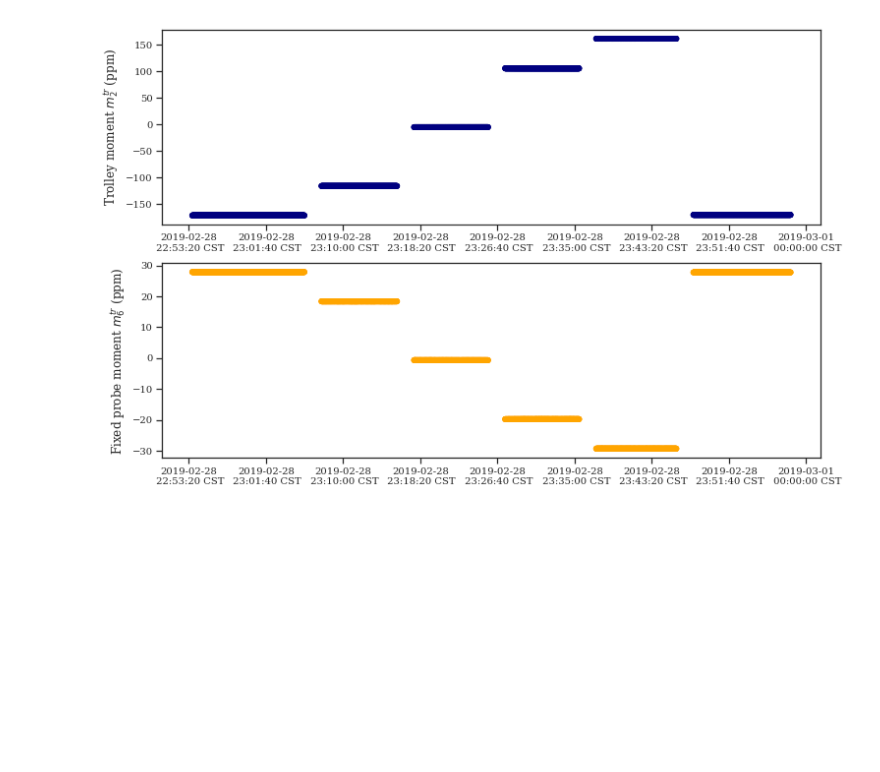
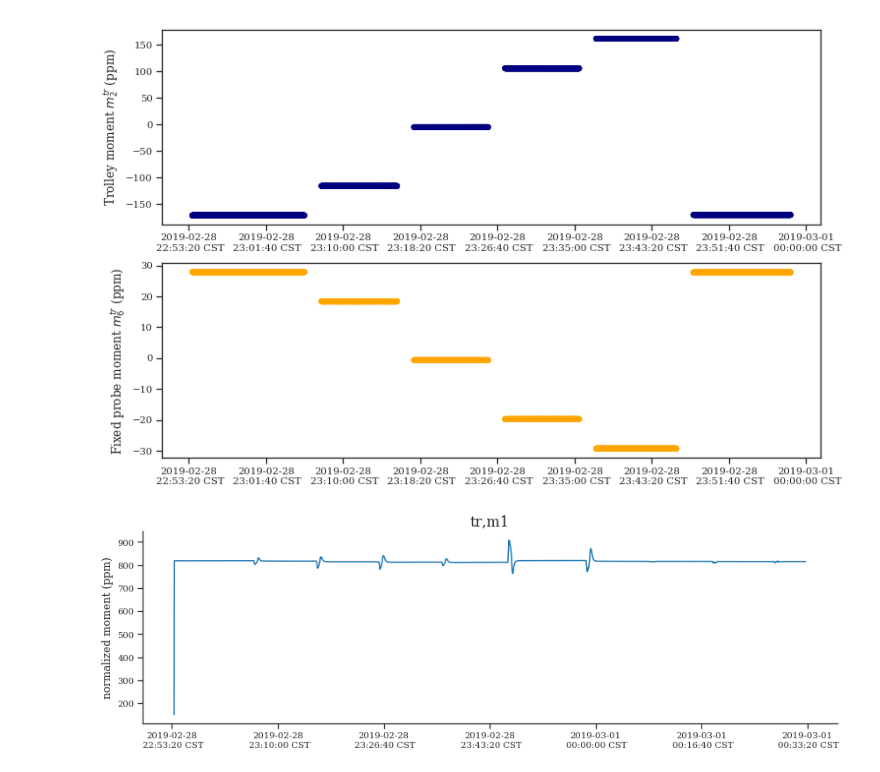
Before and after one commit to aetb/trfp, a Jupyter notebook: SCC_study_analysis.ipynb, the cells around one changed output. Cells and saved outputs as stored; diff of their text form; code cells hidden in the pictures; blank space fills up the shorter version.

```diff
--- a/SCC_study_analysis.ipynb
+++ b/SCC_study_analysis.ipynb
@@ -77,27 +77,27 @@ tic()
 
 # scc_moment_df = pd.concat([tr6267.moment_df,tr6268.moment_df,tr6269.moment_df,tr6270.moment_df,tr6271.moment_df])
 
-tr6267_interp_df = pd.read_hdf('scc_study_dfs.h5', key='tr6267_interp_df')
-tr6268_interp_df = pd.read_hdf('scc_study_dfs.h5', key='tr6268_interp_df')
-tr6269_interp_df = pd.read_hdf('scc_study_dfs.h5', key='tr6269_interp_df')
-tr6270_interp_df = pd.read_hdf('scc_study_dfs.h5', key='tr6270_interp_df')
-tr6271_interp_df = pd.read_hdf('scc_study_dfs.h5', key='tr6271_interp_df')
+tr6267_interp_df = pd.read_hdf('../run_hdf5/scc_study/scc_study_dfs.h5', key='tr6267_interp_df')
+tr6268_interp_df = pd.read_hdf('../run_hdf5/scc_study/scc_study_dfs.h5', key='tr6268_interp_df')
+tr6269_interp_df = pd.read_hdf('../run_hdf5/scc_study/scc_study_dfs.h5', key='tr6269_interp_df')
+tr6270_interp_df = pd.read_hdf('../run_hdf5/scc_study/scc_study_dfs.h5', key='tr6270_interp_df')
+tr6271_interp_df = pd.read_hdf('../run_hdf5/scc_study/scc_study_dfs.h5', key='tr6271_interp_df')
 
 scc_interp_df = pd.concat([tr6267_interp_df,tr6268_interp_df])
 
-tr6267_interp_old_df = pd.read_hdf('scc_study_dfs_old.h5', key='tr6267_interp_df')
-tr6268_interp_old_df = pd.read_hdf('scc_study_dfs_old.h5', key='tr6268_interp_df')
-tr6269_interp_old_df = pd.read_hdf('scc_study_dfs_old.h5', key='tr6269_interp_df')
-tr6270_interp_old_df = pd.read_hdf('scc_study_dfs_old.h5', key='tr6270_interp_df')
-tr6271_interp_old_df = pd.read_hdf('scc_study_dfs_old.h5', key='tr6271_interp_df')
+tr6267_interp_old_df = pd.read_hdf('../run_hdf5/scc_study/scc_study_dfs_old.h5', key='tr6267_interp_df')
+tr6268_interp_old_df = pd.read_hdf('../run_hdf5/scc_study/scc_study_dfs_old.h5', key='tr6268_interp_df')
+tr6269_interp_old_df = pd.read_hdf('../run_hdf5/scc_study/scc_study_dfs_old.h5', key='tr6269_interp_df')
+tr6270_interp_old_df = pd.read_hdf('../run_hdf5/scc_study/scc_study_dfs_old.h5', key='tr6270_interp_df')
+tr6271_interp_old_df = pd.read_hdf('../run_hdf5/scc_study/scc_study_dfs_old.h5', key='tr6271_interp_df')
 
 scc_interp_old_df = pd.concat([tr6267_interp_old_df,tr6268_interp_old_df])
 
-tr6267_moment_df = pd.read_hdf('scc_study_dfs.h5', key='tr6267_moment_df')
-tr6268_moment_df = pd.read_hdf('scc_study_dfs.h5', key='tr6268_moment_df')
-tr6269_moment_df = pd.read_hdf('scc_study_dfs.h5', key='tr6269_moment_df')
-tr6270_moment_df = pd.read_hdf('scc_study_dfs.h5', key='tr6270_moment_df')
-tr6271_moment_df = pd.read_hdf('scc_study_dfs.h5', key='tr6271_moment_df')
+tr6267_moment_df = pd.read_hdf('../run_hdf5/scc_study/scc_study_dfs.h5', key='tr6267_moment_df')
+tr6268_moment_df = pd.read_hdf('../run_hdf5/scc_study/scc_study_dfs.h5', key='tr6268_moment_df')
+tr6269_moment_df = pd.read_hdf('../run_hdf5/scc_study/scc_study_dfs.h5', key='tr6269_moment_df')
+tr6270_moment_df = pd.read_hdf('../run_hdf5/scc_study/scc_study_dfs.h5', key='tr6270_moment_df')
+tr6271_moment_df = pd.read_hdf('../run_hdf5/scc_study/scc_study_dfs.h5', key='tr6271_moment_df')
 
 scc_moment_df = pd.concat([tr6267_moment_df,tr6268_moment_df,tr6269_moment_df,tr6270_moment_df,tr6271_moment_df])
 
@@ -288,17 +286,19 @@ mask = (study_index > offset + 16500) & (study_index < offset + 16600)
 # %%
 moment = 'tr,m1'
 
-fg = sns.relplot(data=tr6267.moment_df[moment]/61.79, kind='line')
+fg = sns.relplot(data=tr6267_moment_df[moment]/61.79, kind='line')
 fig = plt.gcf()
 for ax in fg.axes.flat:
     xticks = ax.get_xticks()
     ax.set_xticklabels([pd.to_datetime(tm, unit='s').tz_localize('UTC').tz_convert('US/Central').strftime('%Y-%m-%d\n %H:%M:%S %Z')
                         for tm in xticks], rotation=0)
 fig.set_size_inches(12, 4)
 plt.title(moment)
 plt.ylabel('normalized moment (ppm)')
 plt.tight_layout()
 #plt.ylim(300,1300)
+# %% [output]
+[figure, added]
 # %%
 plot_df = scc_moment_df[scc_moment_df.index > 1551435000]
 
```
Also changed, not shown: parts of 13 cells of this notebook, 13 other files.
